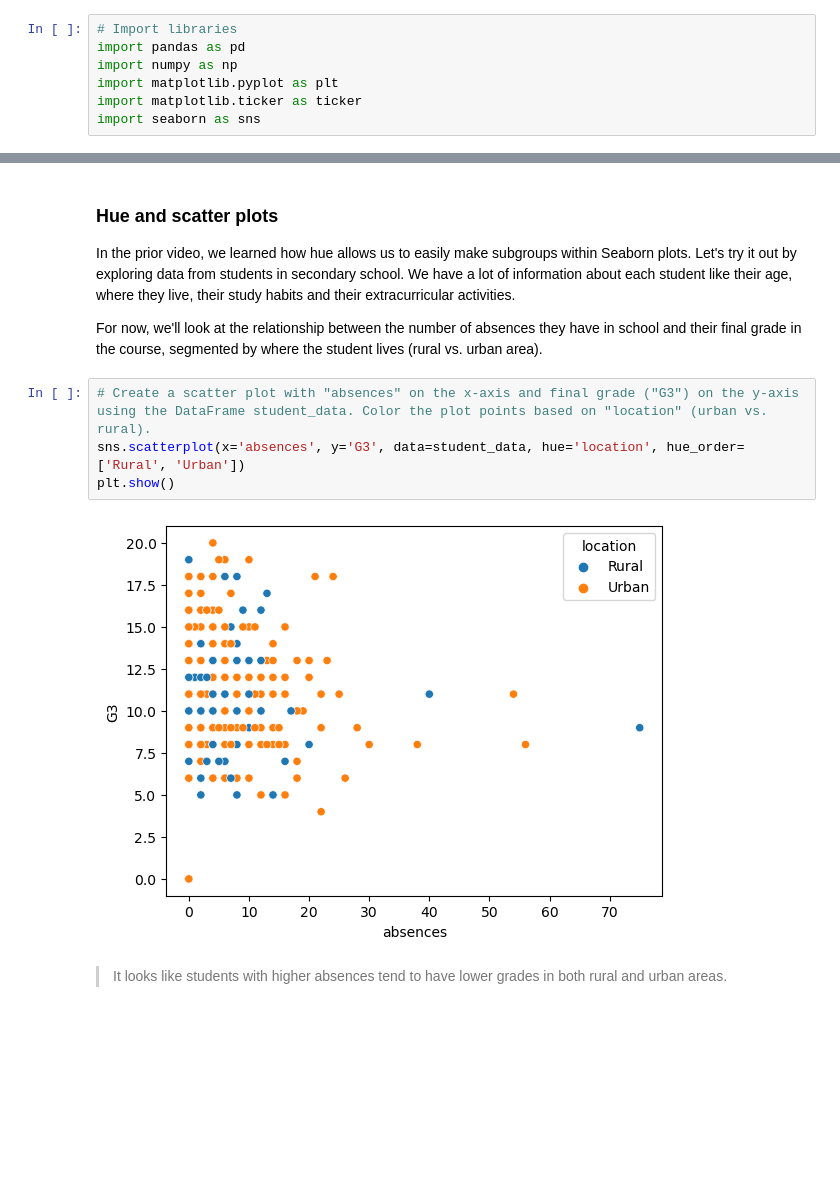
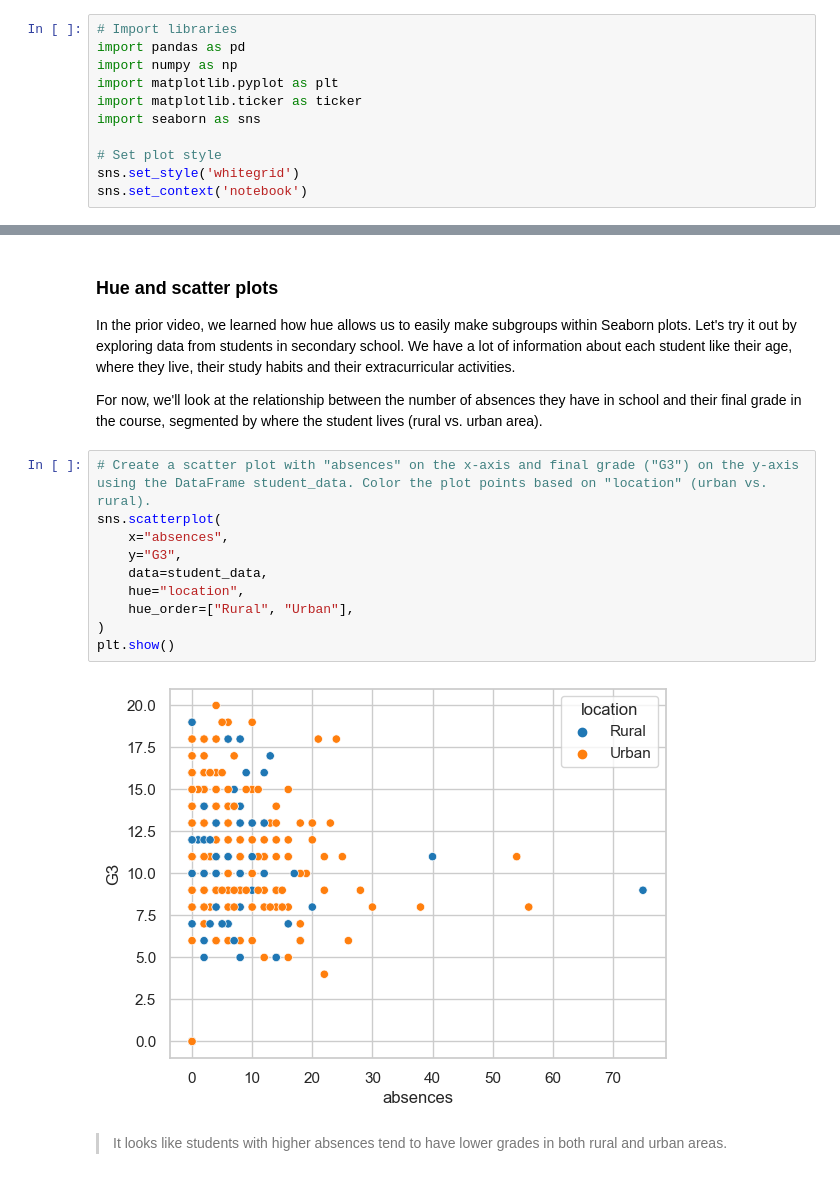
Before and after one commit to krlsdgzmn/datacamp, a Jupyter notebook: problem-sets/6-introduction-to-data-visualization-with-seaborn/notebooks/introduction-to-data-visualization-with-seaborn.ipynb, the cells around one changed output, grey strips where cells are left out. Drawn from its saved outputs; the diff is of its cells as text; blank space fills up the shorter version.

```diff
--- a/problem-sets/6-introduction-to-data-visualization-with-seaborn/notebooks/introduction-to-data-visualization-with-seaborn.ipynb
+++ b/problem-sets/6-introduction-to-data-visualization-with-seaborn/notebooks/introduction-to-data-visualization-with-seaborn.ipynb
@@ -7,3 +7,7 @@ import numpy as np
 import matplotlib.pyplot as plt
 import matplotlib.ticker as ticker
 import seaborn as sns
+
+# Set plot style
+sns.set_style('whitegrid')
+sns.set_context('notebook')
@@ -70,10 +76,16 @@ In the prior video, we learned how hue allows us to easily make subgroups within
 For now, we'll look at the relationship between the number of absences they have in school and their final grade in the course, segmented by where the student lives (rural vs. urban area).
 # %%
 # Create a scatter plot with "absences" on the x-axis and final grade ("G3") on the y-axis using the DataFrame student_data. Color the plot points based on "location" (urban vs. rural).
-sns.scatterplot(x='absences', y='G3', data=student_data, hue='location', hue_order=['Rural', 'Urban'])
+sns.scatterplot(
+    x="absences",
+    y="G3",
+    data=student_data,
+    hue="location",
+    hue_order=["Rural", "Urban"],
+)
 plt.show()
 # %% [output]
-[figure, old version]
+[figure, new version]
 # %% [markdown]
 > It looks like students with higher absences tend to have lower grades in both rural and urban areas.
 # %% [markdown]
```
Also changed, not shown: parts of 70 cells of this notebook, 8 other files.
